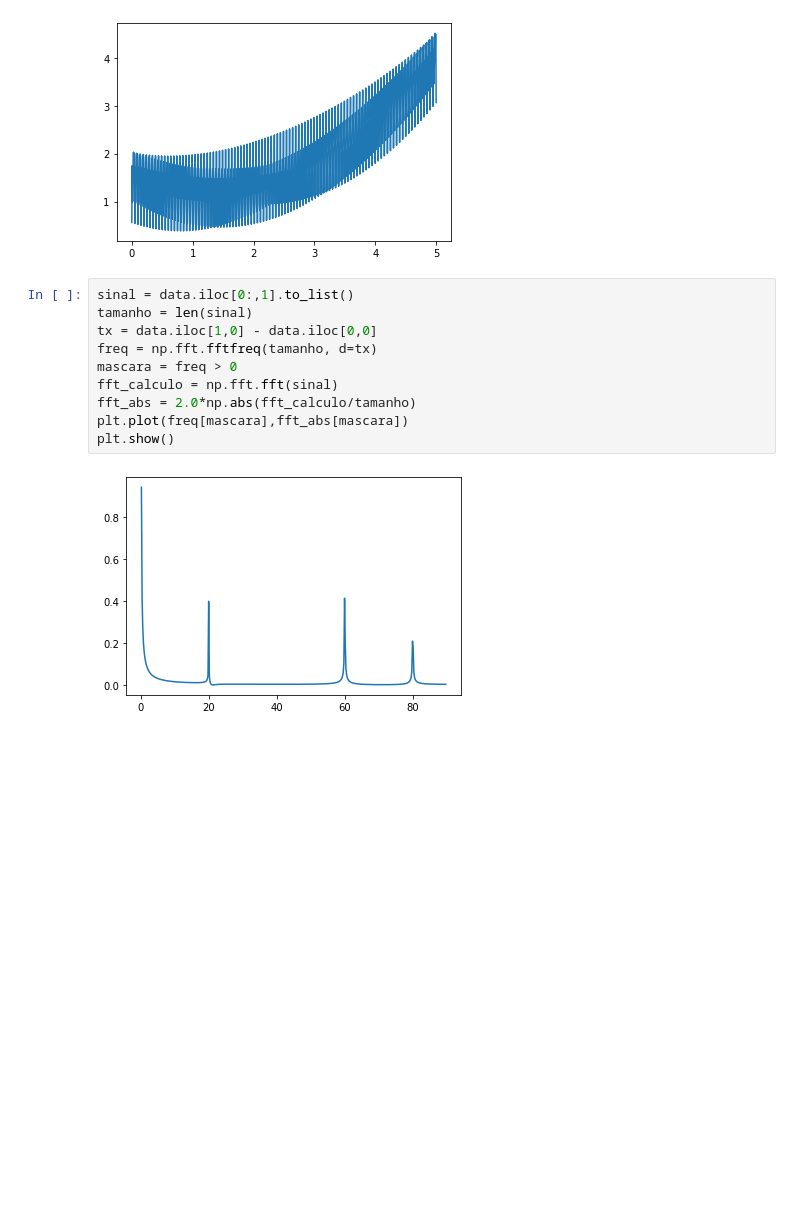
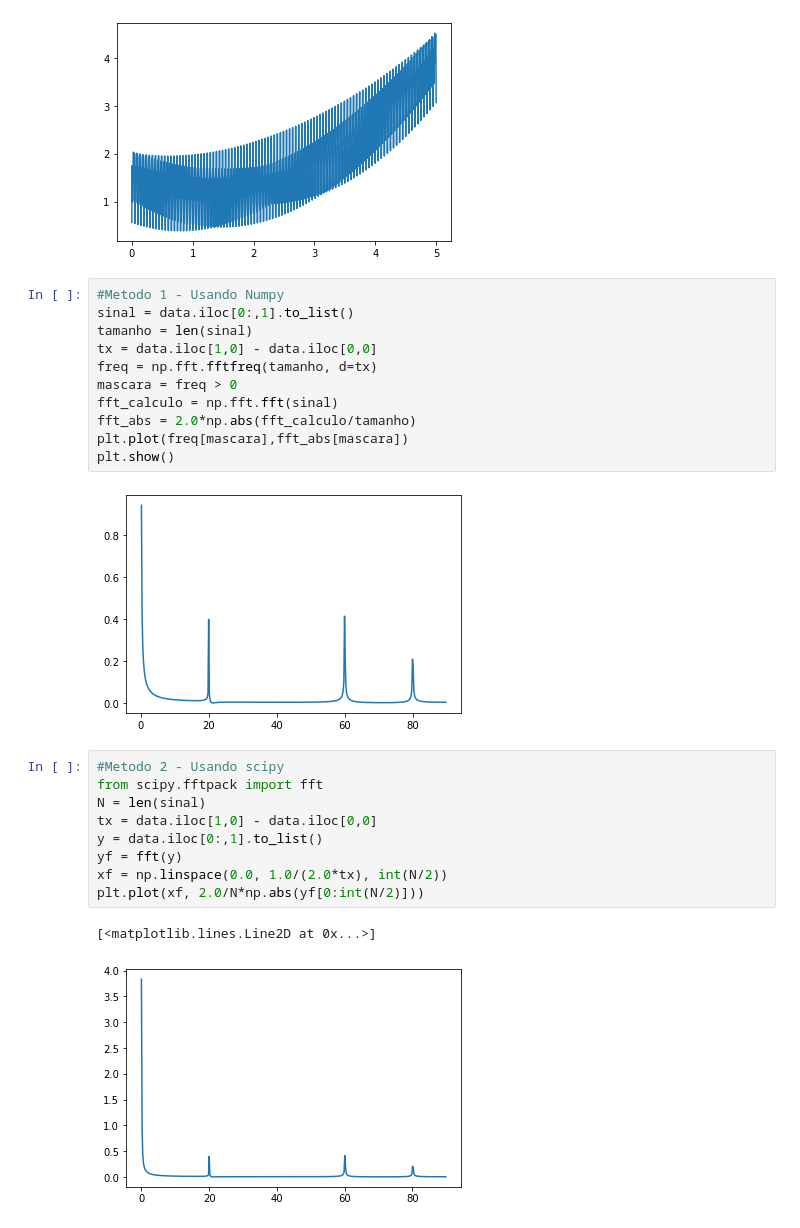
Before and after one commit to GuilhermeMonteiroPeixoto/LOCK-IN-AMPLIFIER-with-PYTHON, a Jupyter notebook: Outros/Espectro_Frequencia.ipynb, the cells around one changed output. Saved outputs shown, nothing was run; the diff lists cells and outputs as text; blank space fills up the shorter version.

```diff
--- a/Outros/Espectro_Frequencia.ipynb
+++ b/Outros/Espectro_Frequencia.ipynb
@@ -27,6 +27,7 @@ plt.show()
 # %% [output]
 [figure]
 # %%
+#Metodo 1 - Usando Numpy
 sinal = data.iloc[0:,1].to_list()
 tamanho = len(sinal)
 tx = data.iloc[1,0] - data.iloc[0,0]
@@ -38,3 +39,15 @@ plt.plot(freq[mascara],fft_abs[mascara])
 plt.show()
 # %% [output]
 [figure]
+# %%
+#Metodo 2 - Usando scipy
+from scipy.fftpack import fft
+N = len(sinal)
+tx = data.iloc[1,0] - data.iloc[0,0]
+y = data.iloc[0:,1].to_list()
+yf = fft(y)
+xf = np.linspace(0.0, 1.0/(2.0*tx), int(N/2))
+plt.plot(xf, 2.0/N*np.abs(yf[0:int(N/2)]))
+# %% [output]
+[<matplotlib.lines.Line2D at 0x...>]
+[figure, added]
```
